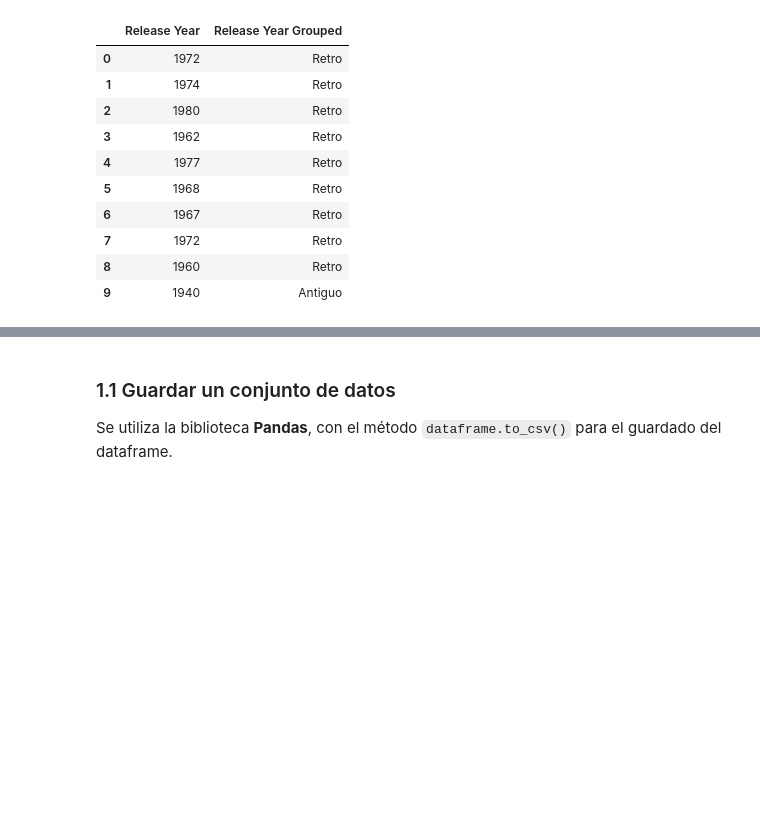
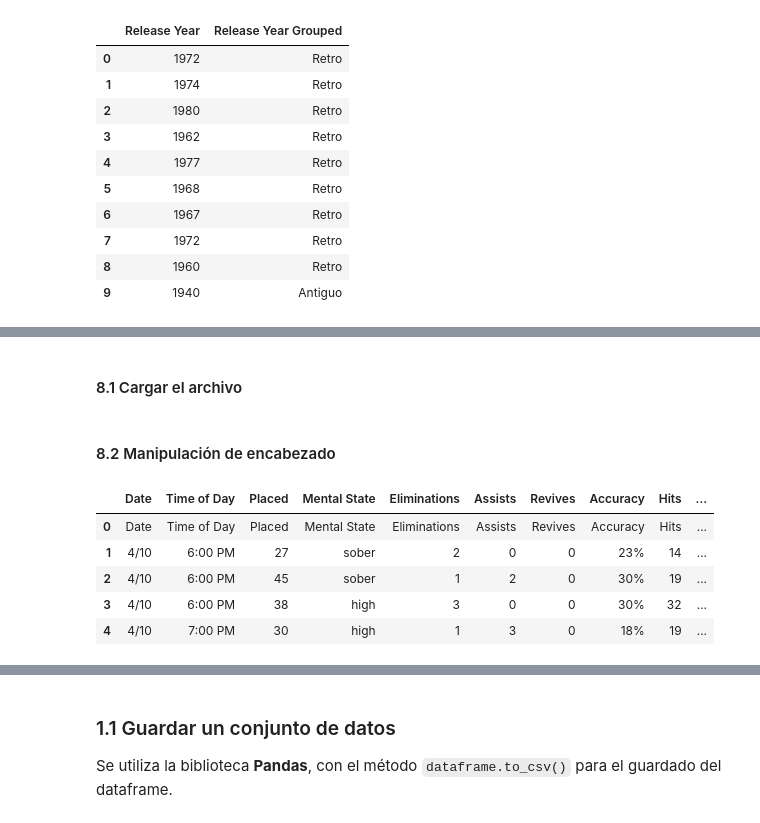
Before and after one commit to DiegoAraneda98/TCPD-Tarea-2, a Jupyter notebook: tarea2.ipynb, the cells around one changed output, grey strips where cells are left out. Saved outputs shown, nothing was run; the diff lists cells and outputs as text; code cells hidden in the pictures; blank space fills up the shorter version.

```diff
--- a/tarea2.ipynb
+++ b/tarea2.ipynb
@@ -348,0 +344,21 @@ Name: count, dtype: int64
+# %% [markdown]
+#### 8.1 Cargar el archivo <a id="10"></a>
+# %%
+ubicacion = "./datos/FortniteStatistics.csv"
+df1 = pd.read_csv(ubicacion, header=None)
+# %% [markdown]
+#### 8.2 Manipulación de encabezado <a id="11"></a>
+# %%
+# Crea una lista con el encabezado1
+encabezado1 = ['Date','Time of Day','Placed','Mental State','Eliminations','Assists','Revives','Accuracy','Hits','Head Shots','Distance Traveled','Materials Gathered','Materials Used','Damage Taken', 'Damage to Players','Damage to Structures']
+# %%
+# Se reemplaza el encabezado y se verifica que todo funcionó correctamente
+df1.columns = encabezado1
+df1.head()
+# %% [output]
+|  | Date | Time of Day | Placed | Mental State | Eliminations | Assists | Revives | Accuracy | Hits | ... |
+| 0 | Date | Time of Day | Placed | Mental State | Eliminations | Assists | Revives | Accuracy | Hits | ... |
+| 1 | 4/10 | 6:00 PM | 27 | sober | 2 | 0 | 0 | 23% | 14 | ... |
+| 2 | 4/10 | 6:00 PM | 45 | sober | 1 | 2 | 0 | 30% | 19 | ... |
+| 3 | 4/10 | 6:00 PM | 38 | high | 3 | 0 | 0 | 30% | 32 | ... |
+| 4 | 4/10 | 7:00 PM | 30 | high | 1 | 3 | 0 | 18% | 19 | ... |
```
Also changed, not shown: parts of 18 cells of this notebook, 2 other files.
